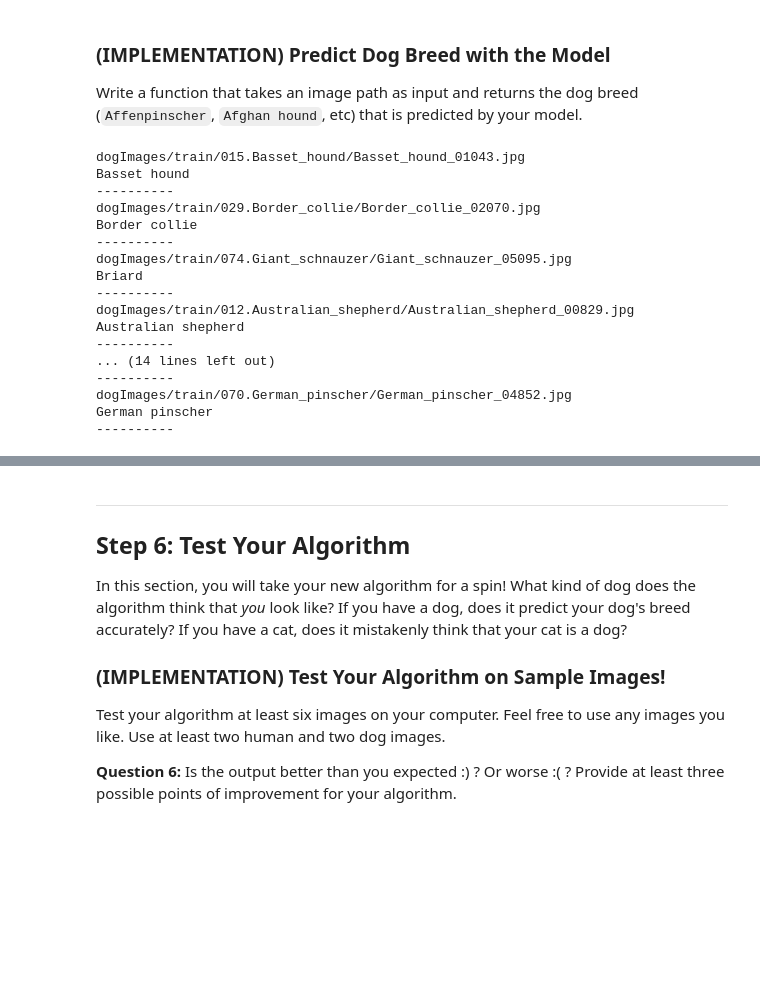
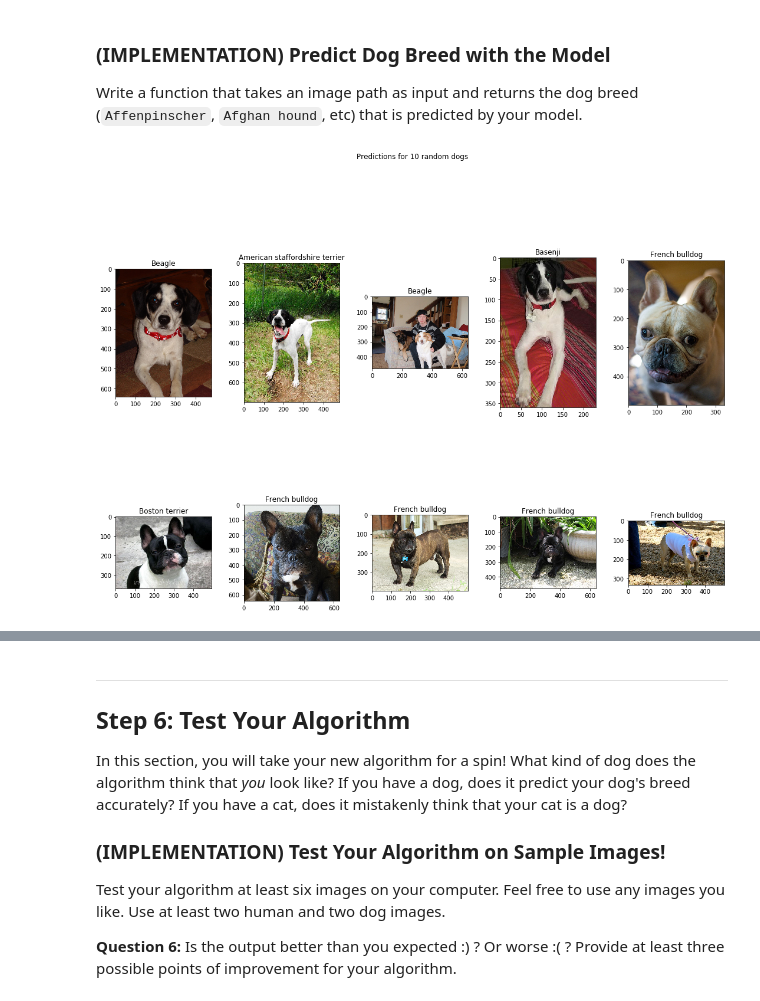
Before and after one commit to mstolin/ML-Engineer-Capstone, a Jupyter notebook: dog_app.ipynb, the cells around one changed output, grey strips where cells are left out. Saved outputs shown, nothing was run; the diff lists cells and outputs as text; code cells hidden in the pictures; blank space fills up the shorter version.

```diff
--- a/dog_app.ipynb
+++ b/dog_app.ipynb
@@ -739,3 +744,18 @@ model_transfer.load_state_dict(torch.load('model_transfer.pt'))
+# %%
+n_epochs = 30
+
+if(path.exists('model_scratch.pt')):
+    # load the model that got the best validation accuracy
+    model_transfer.load_state_dict(torch.load('model_transfer.pt'))
+else:
+    # train the model
+    model_transfer = train(n_epochs,
+                           loaders_transfer,
+                           model_transfer,
+                           optimizer_transfer,
+                           criterion_transfer,
+                           use_cuda,
+                           'model_transfer.pt')
 # %% [markdown]
 ### (IMPLEMENTATION) Test the Model
 
@@ -780,27 +817,19 @@ def validate_model(model, img_paths, class_names, use_cuda=use_cuda):
-# %%
-train_dog_files = np.array(glob("dogImages/train/*/*"))
-for path in np.random.choice(train_dog_files, 10):
-    print(path)
-    print(predict_breed_transfer(path, model_transfer, class_names))
-    print('-'*10)
-# %% [output]
-dogImages/train/015.Basset_hound/Basset_hound_01043.jpg
-Basset hound
-----------
-dogImages/train/029.Border_collie/Border_collie_02070.jpg
-Border collie
-----------
-dogImages/train/074.Giant_schnauzer/Giant_schnauzer_05095.jpg
-Briard
-----------
-dogImages/train/012.Australian_shepherd/Australian_shepherd_00829.jpg
-Australian shepherd
-----------
-... (14 lines left out)
-----------
-dogImages/train/070.German_pinscher/German_pinscher_04852.jpg
-German pinscher
-----------
+# %%
+valid_dog_files = np.array(glob("dogImages/valid/*/*"))
+random_valid_dogs = np.random.choice(test_dog_files, 10)
+
+fig, axs = plt.subplots(2, 5, figsize=(15,15))
+fig.suptitle('Predictions for 10 random dogs')
+for index, ax in enumerate(axs.flatten()):
+    path = valid_dog_files[index]
+    img = cv2.imread(path)
+    ax.set_title(predict_breed_transfer(path, model_transfer, class_names))
+    ax.imshow(cv2.cvtColor(img, cv2.COLOR_BGR2RGB))
+
+plt.tight_layout(rect=[0, 0.1, 1, 0.95])
+plt.show()
+# %% [output]
+[figure, added]
 # %% [markdown]
 ---
 <a id='step5'></a>
```
Also changed, not shown: parts of 21 cells of this notebook.
